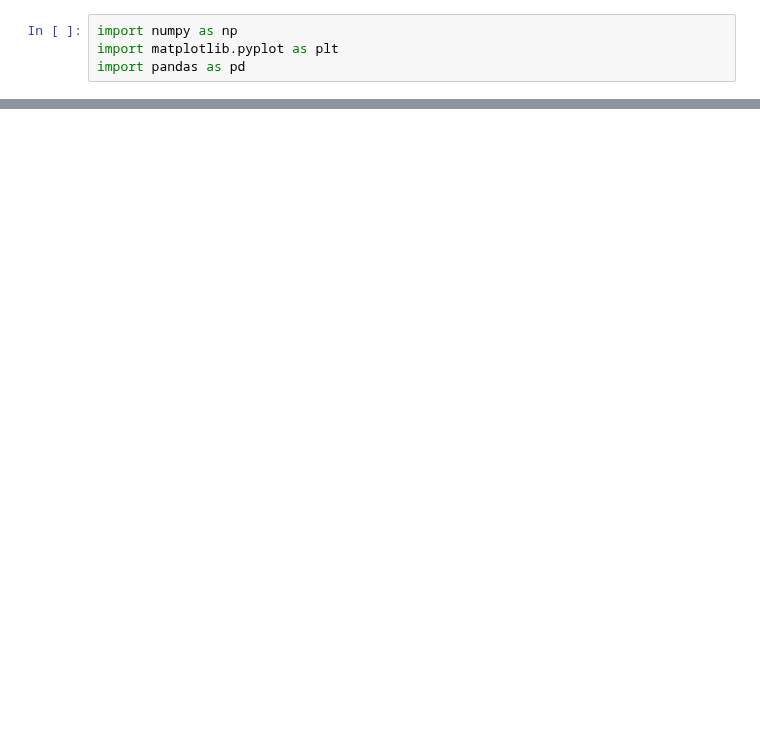
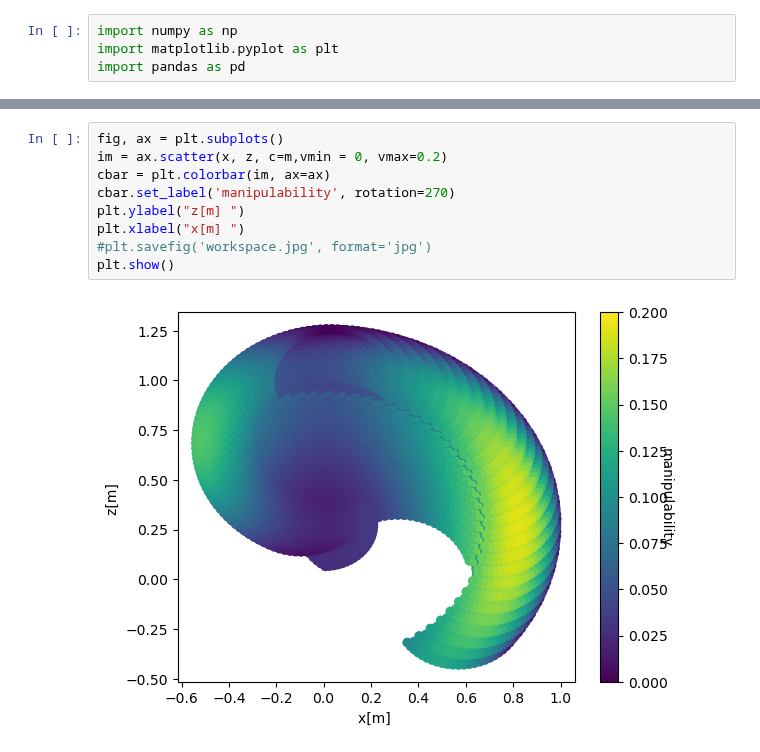
Before and after one commit to Betancourt20/Pinocchio_examples, a Jupyter notebook: Workspace_graphs.ipynb, the cells around one changed output, grey strips where cells are left out. Cells and saved outputs as stored; diff of their text form; blank space fills up the shorter version.

```diff
--- a/Workspace_graphs.ipynb
+++ b/Workspace_graphs.ipynb
@@ -13,2 +20,13 @@ v = df2.values[:,1]
+# %%
+fig, ax = plt.subplots()
+im = ax.scatter(x, z, c=m,vmin = 0, vmax=0.2)
+cbar = plt.colorbar(im, ax=ax)
+cbar.set_label('manipulability', rotation=270)
+plt.ylabel("z[m] ")
+plt.xlabel("x[m] ")
+#plt.savefig('workspace.jpg', format='jpg')
+plt.show()
+# %% [output]
+[figure, added]
 # %%
 fig, ax = plt.subplots()
```
Also changed, not shown: parts of 2 cells of this notebook, 2 other files.
